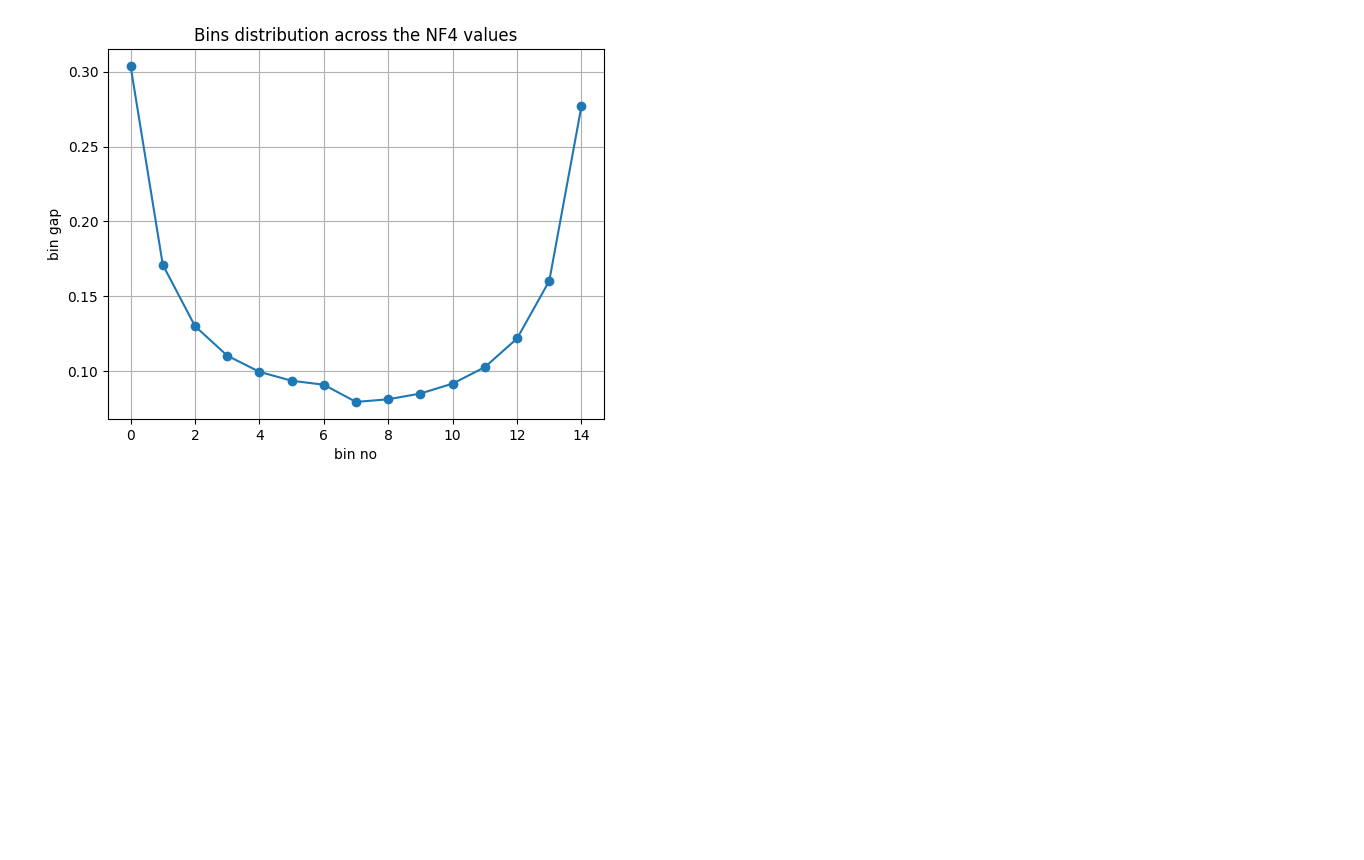
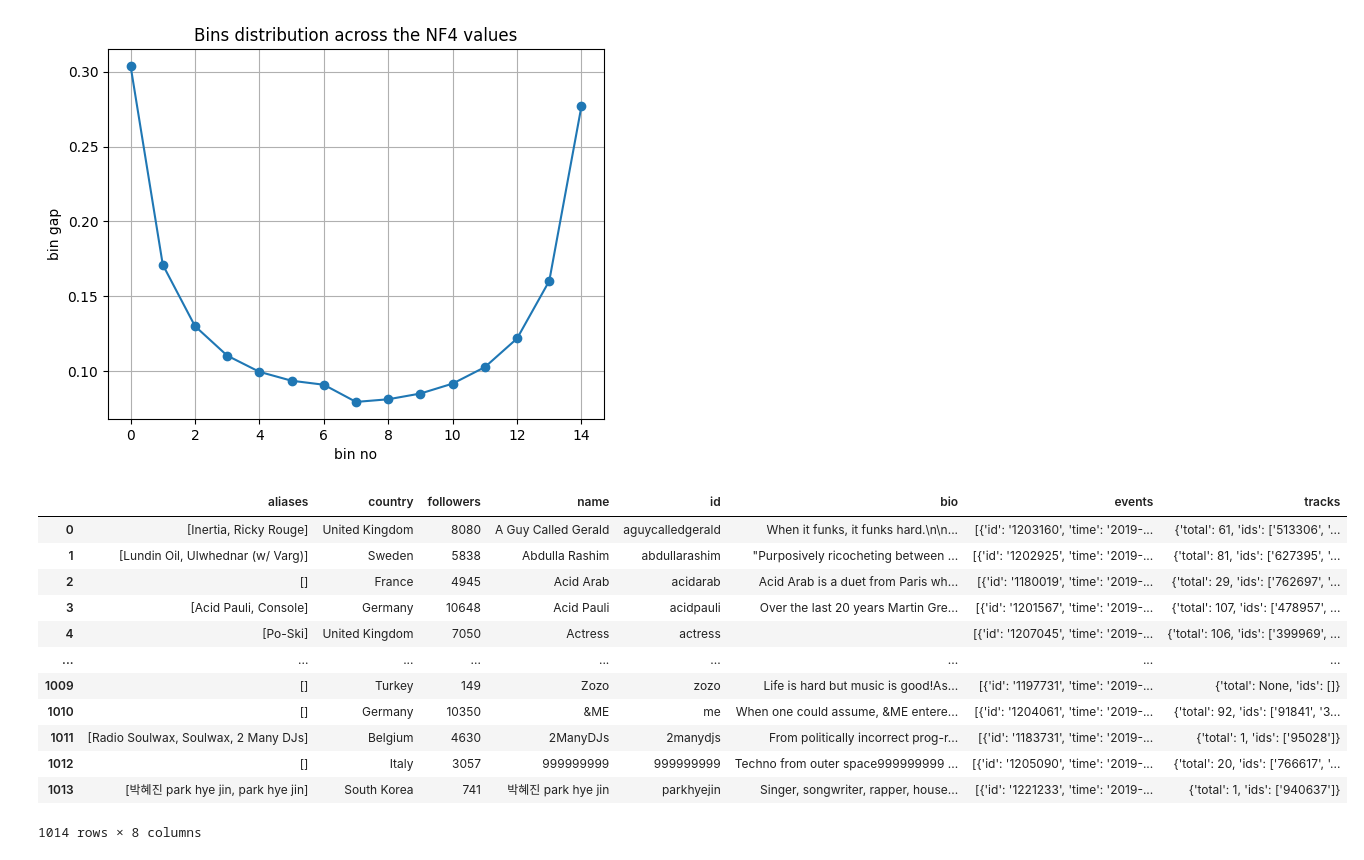
Before and after one commit to SreevaatsavB/Awone_tasks_prod, a Jupyter notebook: Quantization/bnb.ipynb, the cells around one changed output. Drawn from its saved outputs; the diff is of its cells as text; code cells hidden in the pictures; blank space fills up the shorter version.

```diff
--- a/Quantization/bnb.ipynb
+++ b/Quantization/bnb.ipynb
@@ -74,0 +128,22 @@ plt.show()
+# %%
+import pandas as pd
+
+fp = "/Users/sreevaatsav/Downloads/ra_top_1000_data_set.json"
+
+df = pd.read_json(fp)
+
+df
+# %% [output]
+|  | aliases | country | followers | name | id | bio | events | tracks |
+| 0 | [Inertia, Ricky Rouge] | United Kingdom | 8080 | A Guy Called Gerald | aguycalledgerald | When it funks, it funks hard.\n\n... | [{'id': '1203160', 'time': '2019-... | {'total': 61, 'ids': ['513306', '... |
+| 1 | [Lundin Oil, Ulwhednar (w/ Varg)] | Sweden | 5838 | Abdulla Rashim | abdullarashim | "Purposively ricocheting between ... | [{'id': '1202925', 'time': '2019-... | {'total': 81, 'ids': ['627395', '... |
+| 2 | [] | France | 4945 | Acid Arab | acidarab | Acid Arab is a duet from Paris wh... | [{'id': '1180019', 'time': '2019-... | {'total': 29, 'ids': ['762697', '... |
+| 3 | [Acid Pauli, Console] | Germany | 10648 | Acid Pauli | acidpauli | Over the last 20 years Martin Gre... | [{'id': '1201567', 'time': '2019-... | {'total': 107, 'ids': ['478957', ... |
+| 4 | [Po-Ski] | United Kingdom | 7050 | Actress | actress |  | [{'id': '1207045', 'time': '2019-... | {'total': 106, 'ids': ['399969', ... |
+| ... | ... | ... | ... | ... | ... | ... | ... | ... |
+| 1009 | [] | Turkey | 149 | Zozo | zozo | Life is hard but music is good!As... | [{'id': '1197731', 'time': '2019-... | {'total': None, 'ids': []} |
+| 1010 | [] | Germany | 10350 | &ME | me | When one could assume, &ME entere... | [{'id': '1204061', 'time': '2019-... | {'total': 92, 'ids': ['91841', '3... |
+| 1011 | [Radio Soulwax, Soulwax, 2 Many DJs] | Belgium | 4630 | 2ManyDJs | 2manydjs | From politically incorrect prog-r... | [{'id': '1183731', 'time': '2019-... | {'total': 1, 'ids': ['95028']} |
+| 1012 | [] | Italy | 3057 | 999999999 | 999999999 | Techno from outer space999999999 ... | [{'id': '1205090', 'time': '2019-... | {'total': 20, 'ids': ['766617', '... |
+| 1013 | [박혜진 park hye jin, park hye jin] | South Korea | 741 | 박혜진 park hye jin | parkhyejin | Singer, songwriter, rapper, house... | [{'id': '1221233', 'time': '2019-... | {'total': 1, 'ids': ['940637']} |
+1014 rows × 8 columns
```
Also changed, not shown: parts of 2 cells of this notebook, 34 other files.
